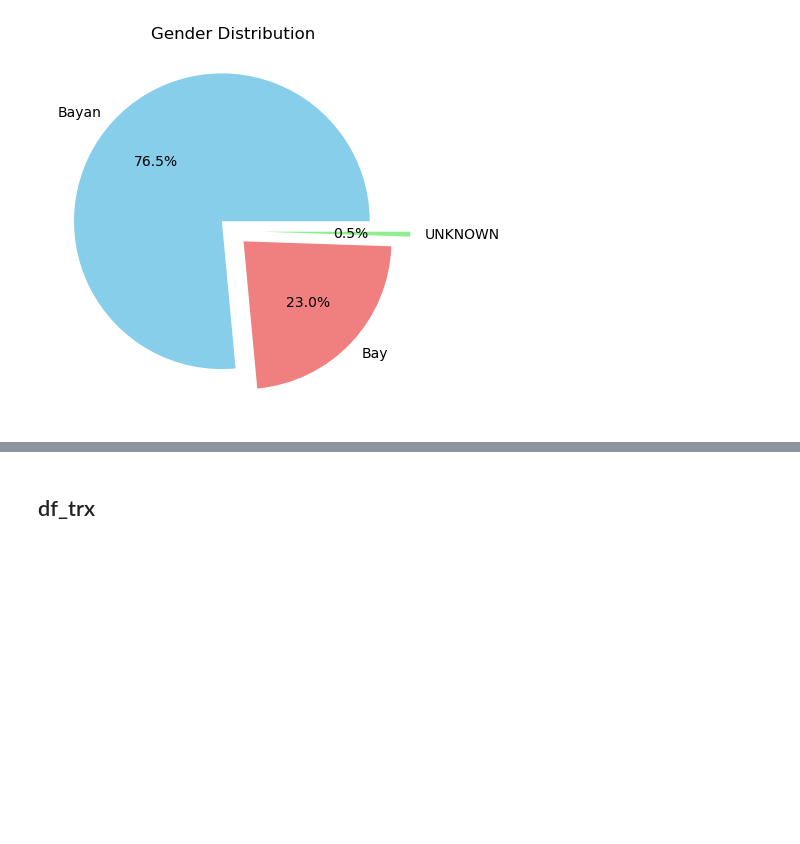
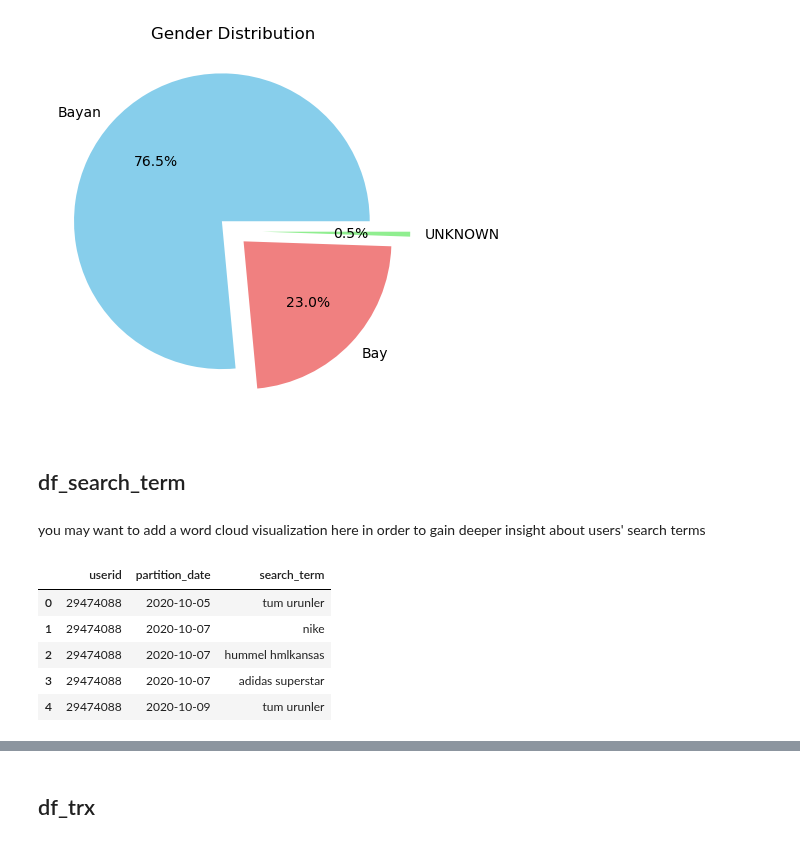
Before and after one commit to stopdemir/ecommerce-data-analysis, a Jupyter notebook: trendyol_stopdemir.ipynb, the cells around one changed output, grey strips where cells are left out. Saved outputs shown, nothing was run; the diff lists cells and outputs as text; code cells hidden in the pictures; blank space fills up the shorter version.

```diff
--- a/trendyol_stopdemir.ipynb
+++ b/trendyol_stopdemir.ipynb
@@ -365,3 +369,16 @@ plt.title('Gender Distribution')
 plt.show()
 # %% [output]
 [figure]
+# %% [markdown]
+## df_search_term
+# %% [markdown]
+you may want to add a word cloud visualization here in order to gain deeper insight about users' search terms
+# %%
+df_search_term.head(5)
+# %% [output]
+|  | userid | partition_date | search_term |
+| 0 | 29474088 | 2020-10-05 | tum urunler |
+| 1 | 29474088 | 2020-10-07 | nike |
+| 2 | 29474088 | 2020-10-07 | hummel hmlkansas |
+| 3 | 29474088 | 2020-10-07 | adidas superstar |
+| 4 | 29474088 | 2020-10-09 | tum urunler |
```
Also changed, not shown: parts of 17 cells of this notebook.
